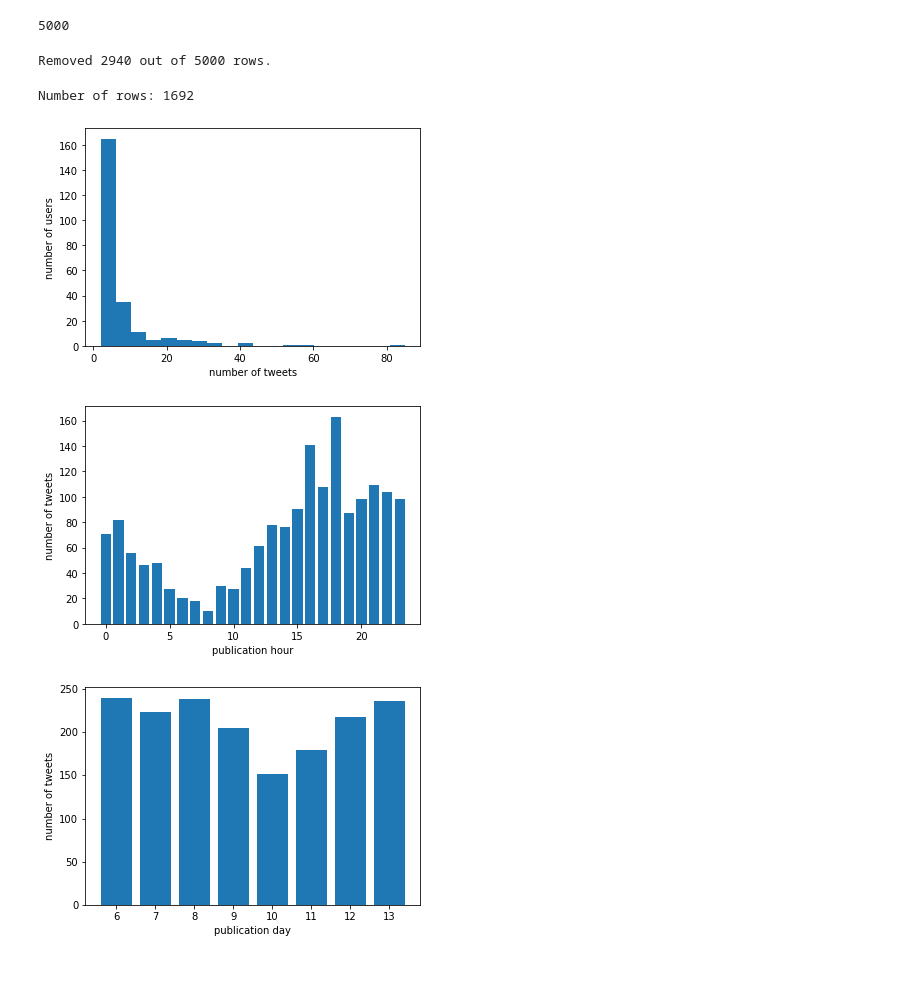
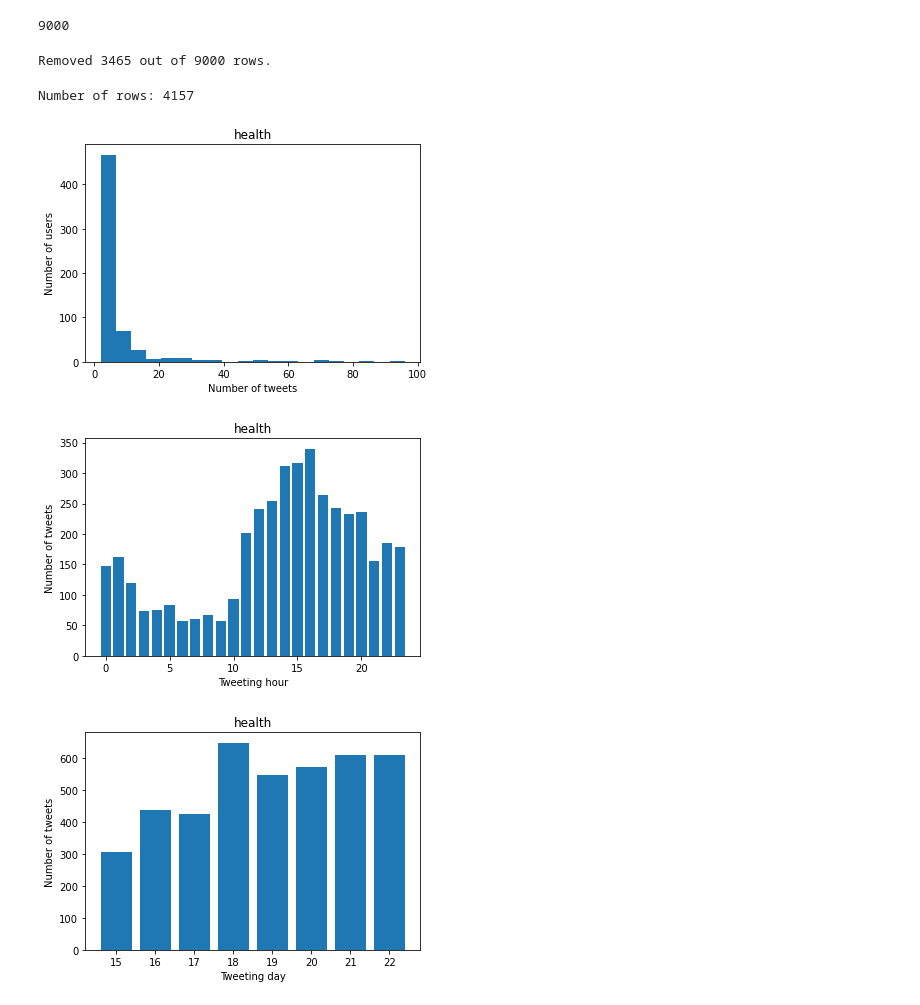
Before and after one commit to omermadmon/CausalInferenceProject, a Jupyter notebook: TweepyPlayground.ipynb, the cells around one changed output. Saved outputs shown, nothing was run; the diff lists cells and outputs as text; code cells hidden in the pictures; blank space fills up the shorter version.

Commit message:
Finalize EDA including code structure refactoring and plots.

```diff
--- a/TweepyPlayground.ipynb
+++ b/TweepyPlayground.ipynb
@@ -65,8 +29,10 @@ api = tweepy.API(auth, wait_on_rate_limit=True)
 # %%
+# Sample Tweets
+
 utc=pytz.UTC
 num_tweets = 1_000_000_000
 lang = 'en'
-query = '#sports'
+query = '#music'
 print_progress = True
 until = utc.localize(datetime.datetime.today())
 since = until - datetime.timedelta(days=7)
@@ -83,7 +49,7 @@ for tweet in tweepy.Cursor(api.search_tweets, q=query, geocode=f'37.6,-95.665,{s
     if current_tweets_counter % 1_000 == 0:
         print(f'Nuber of tweets: {len(tweets)}')
         print(f'Current date: {tweet.created_at}')
-        with open(f'pickles/{query[1:]}_tweets.pkl', 'wb') as f:
+        with open(f'pickles/old_versions/{query[1:]}_tweets.pkl', 'wb') as f:
             pickle.dump(tweets, f)
     min_tweet_date = min(tweet.created_at,
                          min_tweet_date)
@@ -106,7 +58,8 @@ Rate limit reached. Sleeping for: 787
 # %%
-with open(f'pickles/{query[1:]}_tweets.pkl', 'rb') as f:
+query = '#health'
+with open(f'pickles/old_versions/{query[1:]}_tweets.pkl', 'rb') as f:
     tweets = pickle.load(f)
 
 print(len(tweets))
 # %% [output]
-5000
+9000
@@ -146,12 +66,6 @@ def create_scaled_favorite_count(df_original):
 # %%
-df = pd.DataFrame([t._json for t in tweets])
-df = df.drop_duplicates(subset='id')
-df = explode(df, 'user')
-df = create_date_columns(df)
-df = filter_tweets_by_user_count(df, lb=1, ub=100)
-df = create_scaled_favorite_count(df)
-df = df[df['scaled_favorite_count'].notna()]
+df = eda.filter_tweets(tweets)
 print(f'Number of rows: {df.shape[0]}')
 # %% [output]
-Removed 2940 out of 5000 rows.
+Removed 3465 out of 9000 rows.
-Number of rows: 1692
+Number of rows: 4157
@@ -209,13 +72,13 @@ def wordcloud(df, additional_stopwords=("https", "t", "co", "S", "U")):
 # %%
-plot_user_counts_distribution(df)
+eda.plot_user_counts_distribution(df, title=query[1:])
 # %% [output]
-[figure, old version]
+[figure, new version]
 # %%
-plot_hours_distribution(df)
+eda.plot_hours_distribution(df, title=query[1:])
 # %% [output]
-[figure, old version]
+[figure, new version]
 # %%
-plot_days_distribution(df)
+eda.plot_days_distribution(df, title=query[1:])
 # %% [output]
-[figure, old version]
+[figure, new version]
 # %%
```
Also changed, not shown: parts of 11 cells of this notebook, 33 other files.
